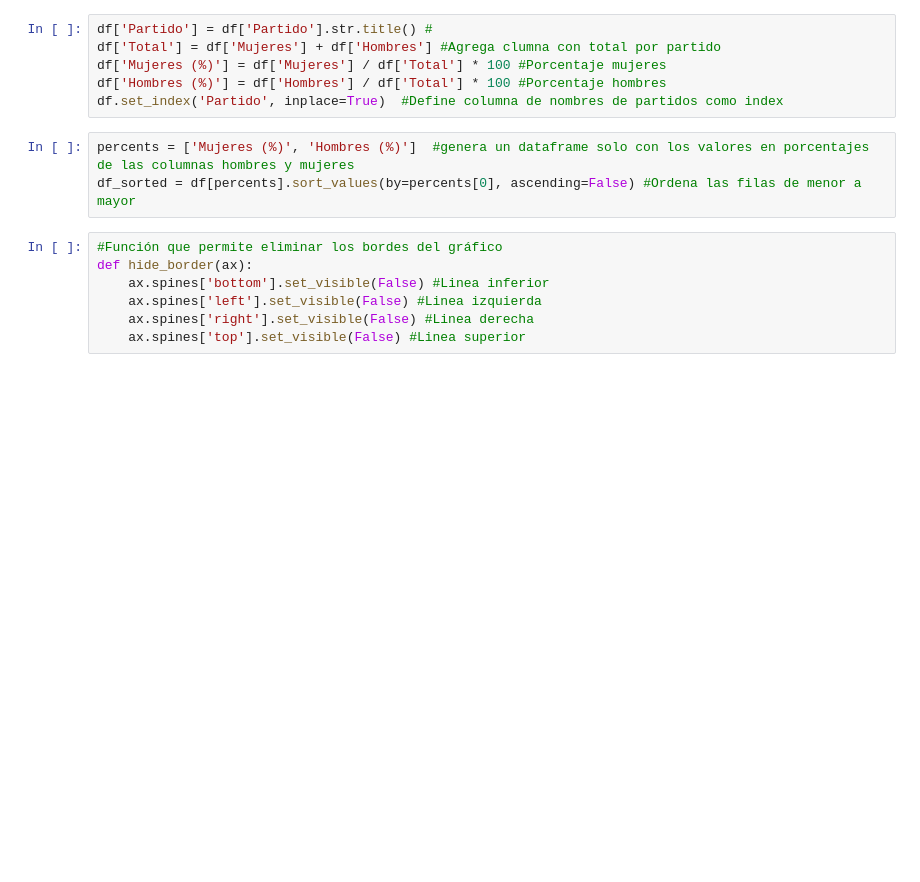
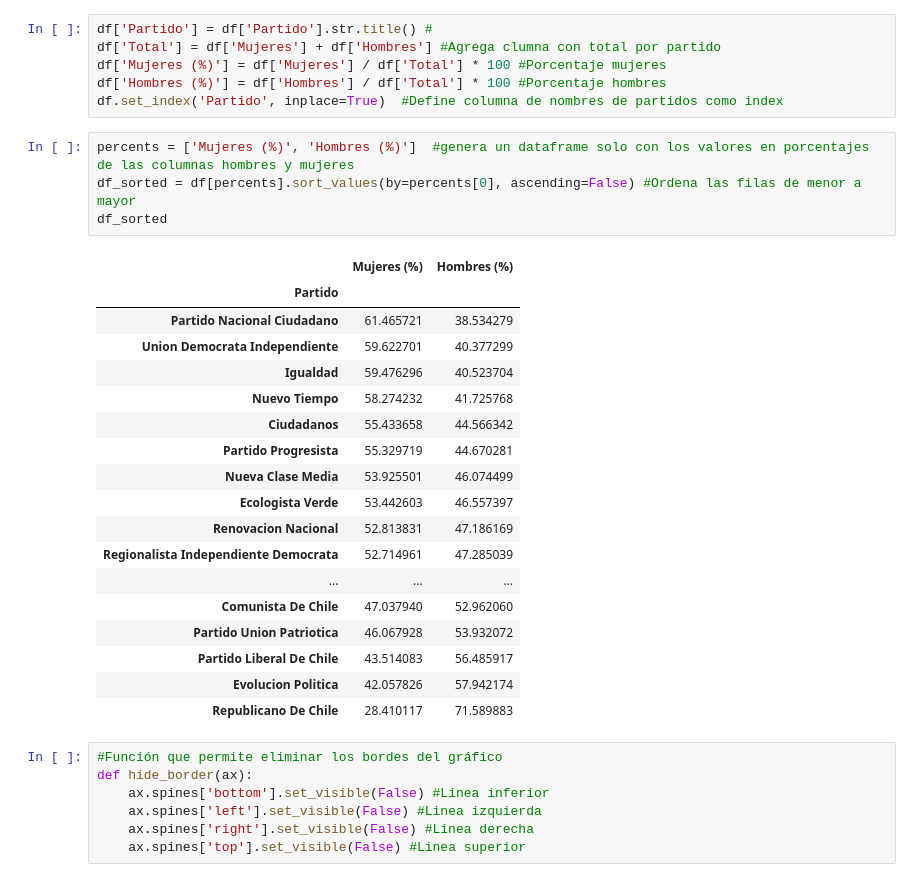
Before and after one commit to patoram123/MDS-Notebooks-1, a Jupyter notebook: 02-VdI/Resumen Visualización de la Información - Graficos.ipynb, the cells around one changed output. Cells and saved outputs as stored; diff of their text form; blank space fills up the shorter version.

```diff
--- a/02-VdI/Resumen Visualización de la Información - Graficos.ipynb
+++ b/02-VdI/Resumen Visualización de la Información - Graficos.ipynb
@@ -222,6 +222,26 @@ df.set_index('Partido', inplace=True)  #Define columna de nombres de partidos co
 # %%
 percents = ['Mujeres (%)', 'Hombres (%)']  #genera un dataframe solo con los valores en porcentajes de las columnas hombres y mujeres
 df_sorted = df[percents].sort_values(by=percents[0], ascending=False) #Ordena las filas de menor a mayor
+df_sorted
+# %% [output]
+|  | Mujeres (%) | Hombres (%) |
+| Partido |  |  |
+| Partido Nacional Ciudadano | 61.465721 | 38.534279 |
+| Union Democrata Independiente | 59.622701 | 40.377299 |
+| Igualdad | 59.476296 | 40.523704 |
+| Nuevo Tiempo | 58.274232 | 41.725768 |
+| Ciudadanos | 55.433658 | 44.566342 |
+| Partido Progresista | 55.329719 | 44.670281 |
+| Nueva Clase Media | 53.925501 | 46.074499 |
+| Ecologista Verde | 53.442603 | 46.557397 |
+| Renovacion Nacional | 52.813831 | 47.186169 |
+| Regionalista Independiente Democrata | 52.714961 | 47.285039 |
+| ... | ... | ... |
+| Comunista De Chile | 47.037940 | 52.962060 |
+| Partido Union Patriotica | 46.067928 | 53.932072 |
+| Partido Liberal De Chile | 43.514083 | 56.485917 |
+| Evolucion Politica | 42.057826 | 57.942174 |
+| Republicano De Chile | 28.410117 | 71.589883 |
 # %%
 #Función que permite eliminar los bordes del gráfico
 def hide_border(ax):
```
Also changed, not shown: parts of 3 cells of this notebook, 4 other files.
